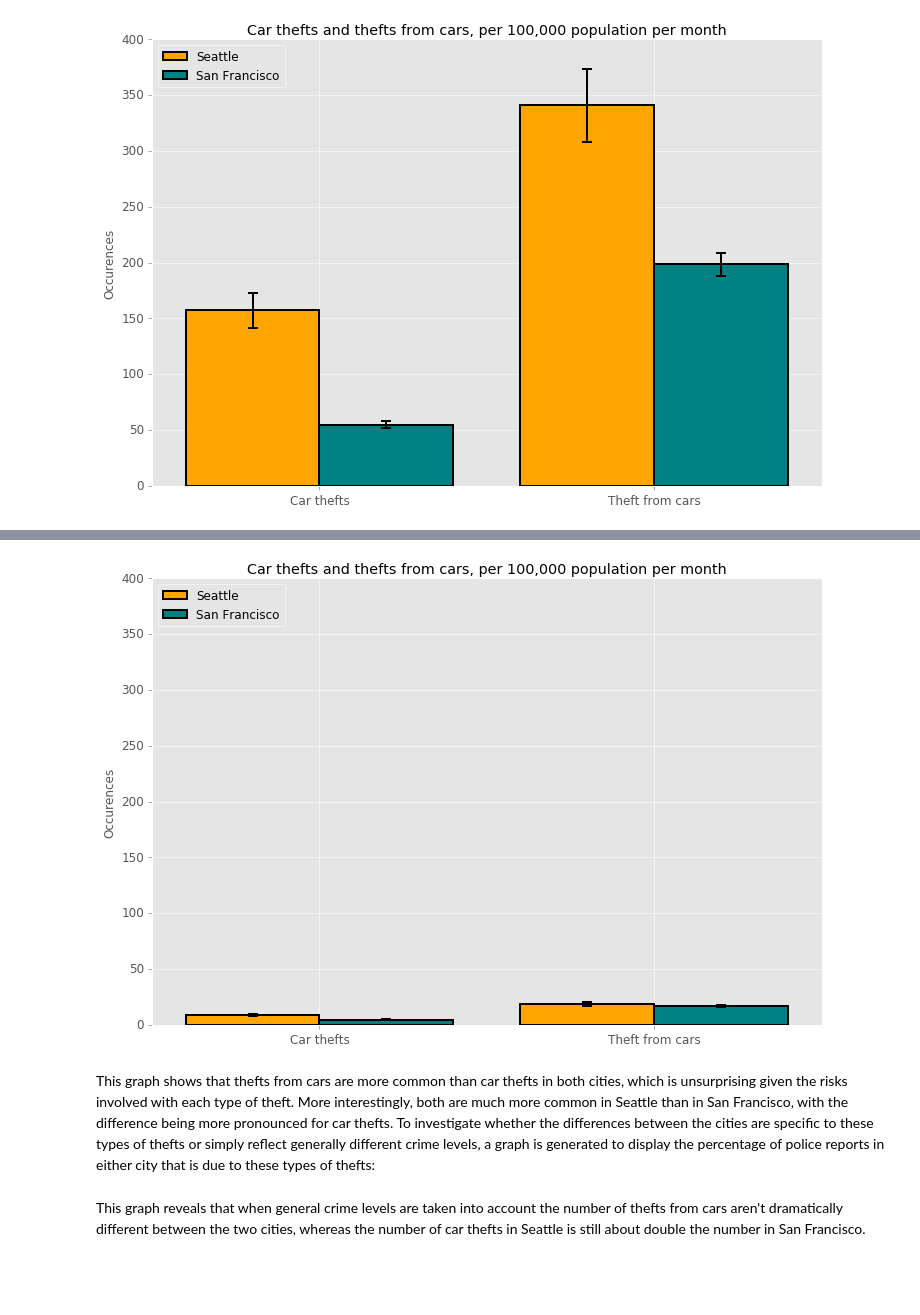
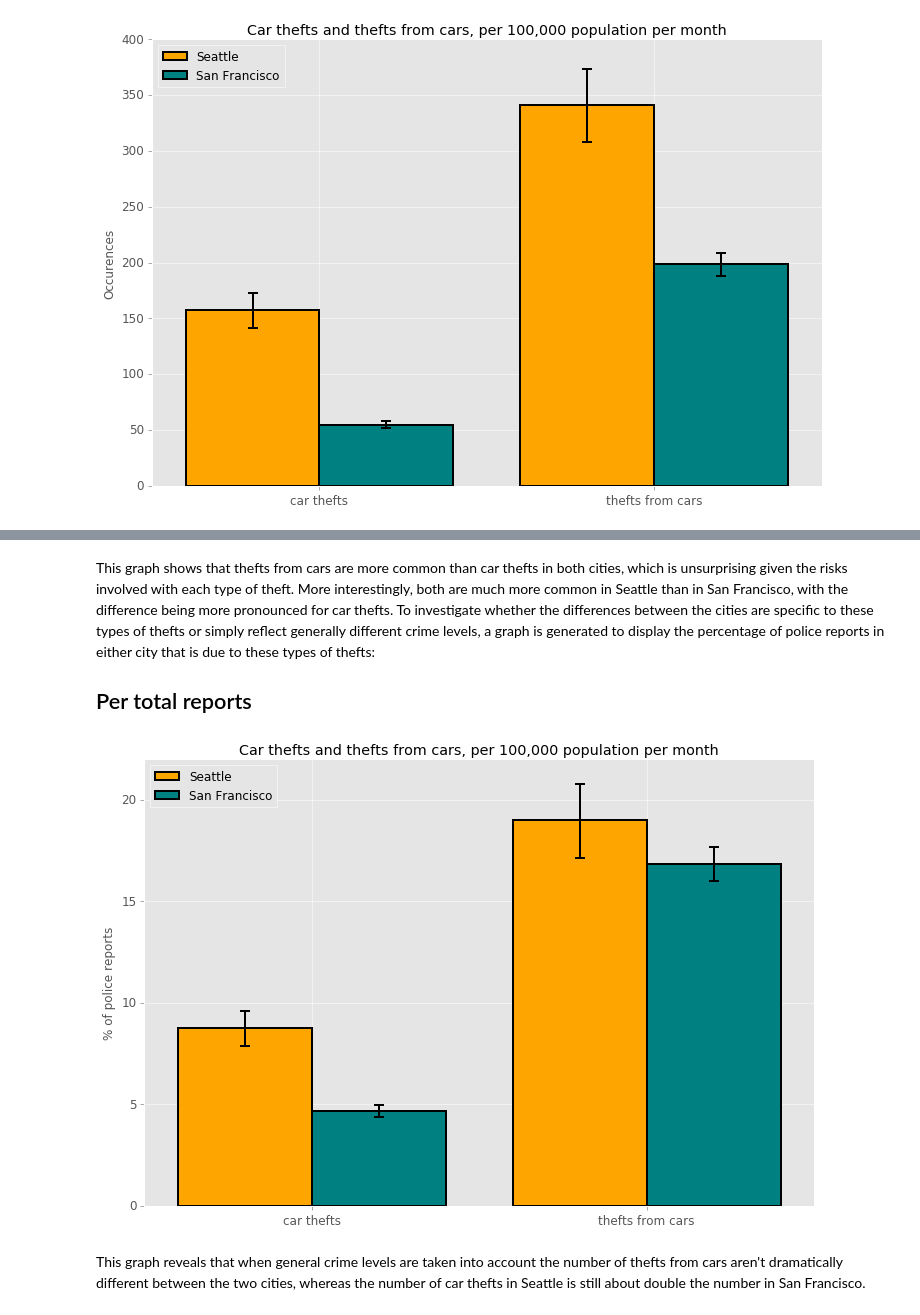
Before and after one commit to albertwildeman/Car-theft-Seattle-SF, a Jupyter notebook: Car_theft_Seattle_SF.ipynb, the cells around one changed output, grey strips where cells are left out. Cells and saved outputs as stored; diff of their text form; code cells hidden in the pictures; blank space fills up the shorter version.

```diff
--- a/Car_theft_Seattle_SF.ipynb
+++ b/Car_theft_Seattle_SF.ipynb
@@ -107,3 +106,7 @@ ax.legend((bars_pop[0][0], bars_pop[1][0]), ('Seattle', 'San Francisco'), loc='u
+# %% [markdown]
+This graph shows that thefts from cars are more common than car thefts in both cities, which is unsurprising given the risks involved with each type of theft. More interestingly, both are much more common in Seattle than in San Francisco, with the difference being more pronounced for car thefts.
+To investigate whether the differences between the cities are specific to these types of thefts or simply reflect generally different crime levels, a graph is generated to display the percentage of police reports in either city that is due to these types of thefts:
+## Per total reports
 # %%
 # Total reports:
 reports = pd.Series(data = [df_Se.shape[0], df_SF.shape[0]], index=cities)
@@ -111,32 +114,3 @@ per_reports_factor = 100/reports
 per_reports = sums.multiply(per_reports_factor)
 # convert error bars to this scale as well:
 errs_reports = errs_raw.multiply(per_reports_factor)
-# %%
-# open a figure
-fig, ax = plt.subplots()
-ind = np.arange(2)  # the x locations for the groups
-width = 0.4     # the width of the bars
-
-# Create bar graphs for the thefts of each type, per city, in count per month per 100,000 population:
-bars_rep=[[],[]]
-colors = ['orange','teal']
-for icity, city in enumerate(cities):
-    errorbars = [[errs_reports[city][crime][error_side] for crime in crimes] for error_side in [0,1]]
-    bars_rep[icity] = ax.bar(ind+0.1+width*icity, per_reports[city].values, width, color=colors[icity], yerr=errorbars,
-                            error_kw={'ecolor':'black', 'linewidth':2, 'capthick':2, 'capsize':5},
-                             edgecolor='black',linewidth=2)
-
-# add some text for labels, title and axes ticks
-ax.set_title('Car thefts and thefts from cars, per 100,000 population per month')
-ax.set_ylabel('Occurences')
-ax.set_xticks(ind + 0.1 + width); ax.set_xticklabels(('Car thefts', 'Theft from cars'))
-ax.tick_params(labelsize=12)
-ax.xaxis.tick_bottom(); ax.yaxis.tick_left()
-ax.set_ylim(0,400)
-# add legend
-ax.legend((bars_rep[0][0], bars_rep[1][0]), ('Seattle', 'San Francisco'), loc='upper left');
-# %% [output]
-[figure, removed]
-# %% [markdown]
-This graph shows that thefts from cars are more common than car thefts in both cities, which is unsurprising given the risks involved with each type of theft. More interestingly, both are much more common in Seattle than in San Francisco, with the difference being more pronounced for car thefts.
-To investigate whether the differences between the cities are specific to these types of thefts or simply reflect generally different crime levels, a graph is generated to display the percentage of police reports in either city that is due to these types of thefts:
@@ -159,2 +117,7 @@ ax.legend((bars_ttl_Se[1], bars_ttl_SF[1]), ('Seattle', 'San Francisco'), loc='u
+# %%
+make_bargraph(per_reports, errs_reports, 'Car thefts and thefts from cars, per 100,000 population per month',
+              '% of police reports', 22);
+# %% [output]
+[figure, added]
 # %% [markdown]
 This graph reveals that when general crime levels are taken into account the number of thefts from cars aren't dramatically different between the two cities, whereas the number of car thefts in Seattle is still about double the number in San Francisco.
```
Also changed, not shown: parts of 5 cells of this notebook.
